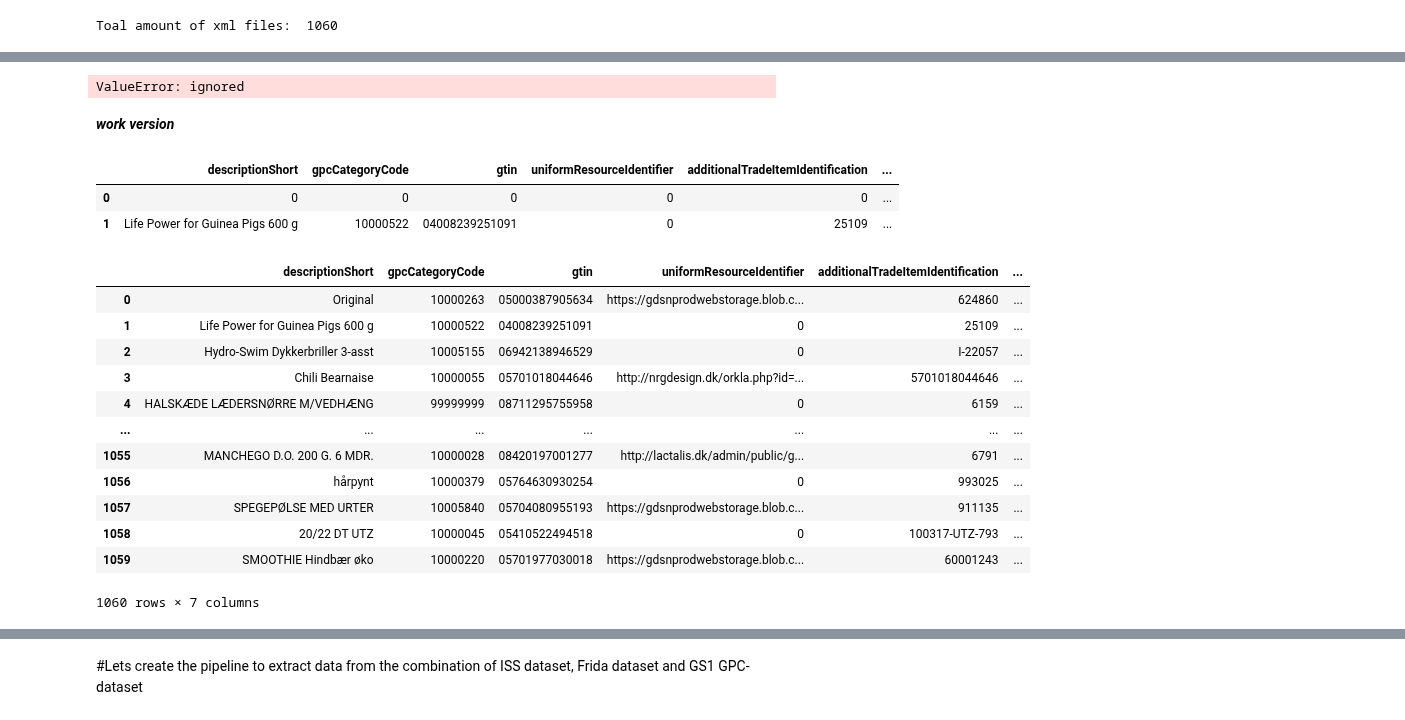
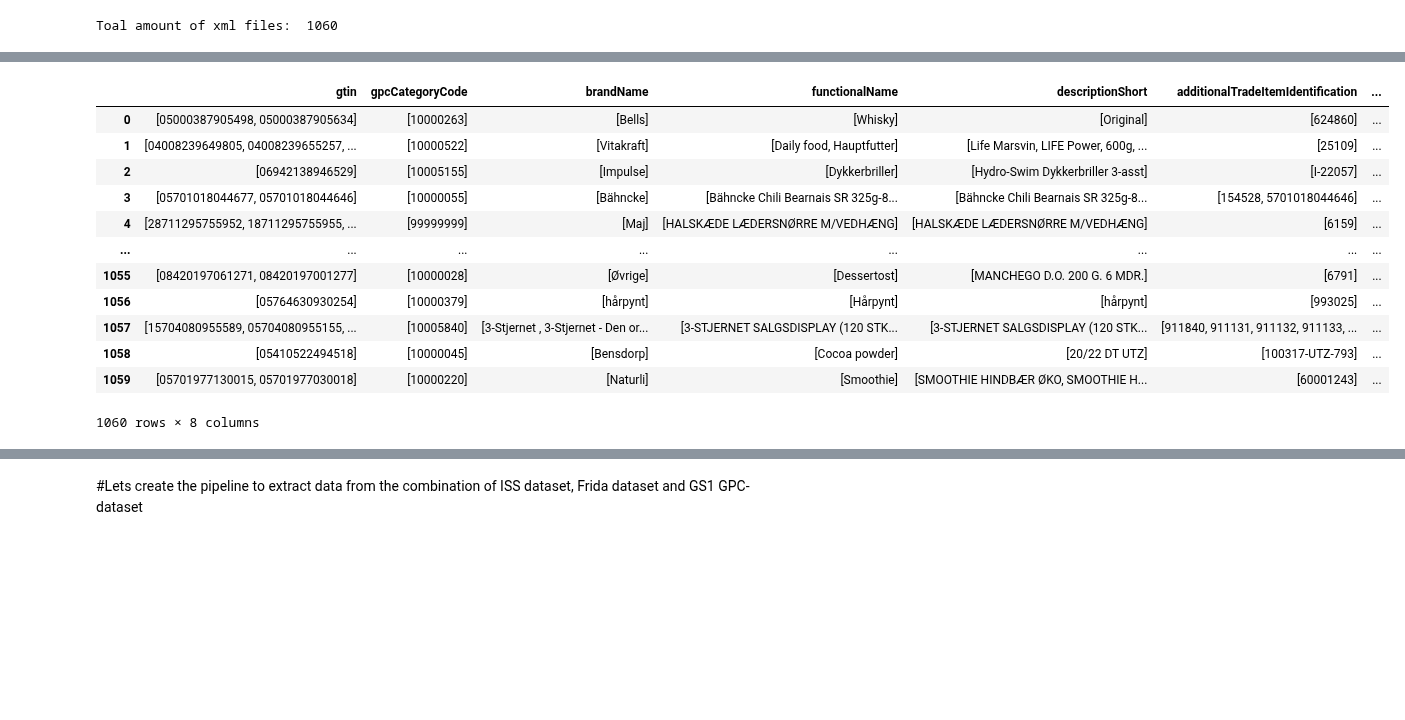
Before and after one commit to mrchapagain/ConsumerDataAnalytics, a Jupyter notebook: Data_Exploration.ipynb, the cells around one changed output, grey strips where cells are left out. Drawn from its saved outputs; the diff is of its cells as text; code cells hidden in the pictures; blank space fills up the shorter version.

```diff
--- a/Data_Exploration.ipynb
+++ b/Data_Exploration.ipynb
@@ -295,68 +296,25 @@ gs1_xml_reader(xmls[1])
-# %%
-data=gs1_xml_reader(xmls[1])
-data
-
-df_xml= pd.DataFrame.from_dict(data)
-df_xml
-# %% [output]
-ValueError: ignored
-# %% [markdown]
-***work version***
-# %%
-# Funccction tot xtract data from xml files
-def gs1_xml_reader(file):
-  """This function will take xml file eand return GTIN and Brick code as key:value pair"""
-  tree = ET.parse(file)
-  root = tree.getroot()
-  keys_of_items_to_find= {"gtin", "gpcCategoryCode", "brandName", 'functionalName', 'descriptionShort', "additionalTradeItemIdentification", "uniformResourceIdentifier"}
-
-  #Lets start the dictionary to collecct items
-  dit= dict([(key,[0,0]) for key in keys_of_items_to_find])
-  df_xml= pd.DataFrame.from_dict(dit)
-
-  # Loop over the tags that make sense (from list above)
-  for list_item in keys_of_items_to_find:
-    # Again  looping to get the text value
-    for item in root.iter(list_item):
-      if item.text not in df_xml[list_item][:]:
-        #dit[list_item].append(item.text)
-        df_xml[list_item].iloc[-1:]= item.text
-      else:
-        df_xml[list_item].iloc[-1:]= 0
-
-  # Lets see what we have collected from the loop
-
-  return df_xml
-  #return dit
-
-gs1_xml_reader(xmls[1])
-# %% [output]
-|  | descriptionShort | gpcCategoryCode | gtin | uniformResourceIdentifier | additionalTradeItemIdentification | ... |
-| 0 | 0 | 0 | 0 | 0 | 0 | ... |
-| 1 | Life Power for Guinea Pigs 600 g | 10000522 | 04008239251091 | 0 | 25109 | ... |
 # %%
 # Lets loop over all the files and extract the GTIN code and associated Brick-codes
-
+keys_of_items_to_find= ("gtin", "gpcCategoryCode", "brandName", 'functionalName', 'descriptionShort', "additionalTradeItemIdentification", "uniformResourceIdentifier", "ingredientStatement")
 dit= dict([(key,[0]) for key in keys_of_items_to_find])
 df_with_gtin_list = pd.DataFrame()
-
 for xml in xmls[:]:
   df_with_gtin_list= df_with_gtin_list.append(gs1_xml_reader(xml), ignore_index = True)
 
 df_with_gtin_list
 # %% [output]
-|  | descriptionShort | gpcCategoryCode | gtin | uniformResourceIdentifier | additionalTradeItemIdentification | ... |
-| 0 | Original | 10000263 | 05000387905634 | https://gdsnprodwebstorage.blob.c... | 624860 | ... |
-| 1 | Life Power for Guinea Pigs 600 g | 10000522 | 04008239251091 | 0 | 25109 | ... |
-| 2 | Hydro-Swim Dykkerbriller 3-asst | 10005155 | 06942138946529 | 0 | I-22057 | ... |
-| 3 | Chili Bearnaise | 10000055 | 05701018044646 | http://nrgdesign.dk/orkla.php?id=... | 5701018044646 | ... |
-| 4 | HALSKÆDE LÆDERSNØRRE M/VEDHÆNG | 99999999 | 08711295755958 | 0 | 6159 | ... |
-| ... | ... | ... | ... | ... | ... | ... |
-| 1055 | MANCHEGO D.O. 200 G. 6 MDR. | 10000028 | 08420197001277 | http://lactalis.dk/admin/public/g... | 6791 | ... |
-| 1056 | hårpynt | 10000379 | 05764630930254 | 0 | 993025 | ... |
-| 1057 | SPEGEPØLSE MED URTER | 10005840 | 05704080955193 | https://gdsnprodwebstorage.blob.c... | 911135 | ... |
-| 1058 | 20/22 DT UTZ | 10000045 | 05410522494518 | 0 | 100317-UTZ-793 | ... |
-| 1059 | SMOOTHIE Hindbær øko | 10000220 | 05701977030018 | https://gdsnprodwebstorage.blob.c... | 60001243 | ... |
+|  | gtin | gpcCategoryCode | brandName | functionalName | descriptionShort | additionalTradeItemIdentification | ... |
+| 0 | [05000387905498, 05000387905634] | [10000263] | [Bells] | [Whisky] | [Original] | [624860] | ... |
+| 1 | [04008239649805, 04008239655257, ... | [10000522] | [Vitakraft] | [Daily food, Hauptfutter] | [Life Marsvin, LIFE Power, 600g, ... | [25109] | ... |
+| 2 | [06942138946529] | [10005155] | [Impulse] | [Dykkerbriller] | [Hydro-Swim Dykkerbriller 3-asst] | [I-22057] | ... |
+| 3 | [05701018044677, 05701018044646] | [10000055] | [Bähncke] | [Bähncke Chili Bearnais SR 325g-8... | [Bähncke Chili Bearnais SR 325g-8... | [154528, 5701018044646] | ... |
+| 4 | [28711295755952, 18711295755955, ... | [99999999] | [Maj] | [HALSKÆDE LÆDERSNØRRE M/VEDHÆNG] | [HALSKÆDE LÆDERSNØRRE M/VEDHÆNG] | [6159] | ... |
+| ... | ... | ... | ... | ... | ... | ... | ... |
+| 1055 | [08420197061271, 08420197001277] | [10000028] | [Øvrige] | [Dessertost] | [MANCHEGO D.O. 200 G. 6 MDR.] | [6791] | ... |
+| 1056 | [05764630930254] | [10000379] | [hårpynt] | [Hårpynt] | [hårpynt] | [993025] | ... |
+| 1057 | [15704080955589, 05704080955155, ... | [10005840] | [3-Stjernet , 3-Stjernet - Den or... | [3-STJERNET SALGSDISPLAY (120 STK... | [3-STJERNET SALGSDISPLAY (120 STK... | [911840, 911131, 911132, 911133, ... | ... |
+| 1058 | [05410522494518] | [10000045] | [Bensdorp] | [Cocoa powder] | [20/22 DT UTZ] | [100317-UTZ-793] | ... |
+| 1059 | [05701977130015, 05701977030018] | [10000220] | [Naturli] | [Smoothie] | [SMOOTHIE HINDBÆR ØKO, SMOOTHIE H... | [60001243] | ... |
-1060 rows × 7 columns
+1060 rows × 8 columns
 # %%
 from google.colab import files
```
Also changed, not shown: parts of 12 cells of this notebook.
